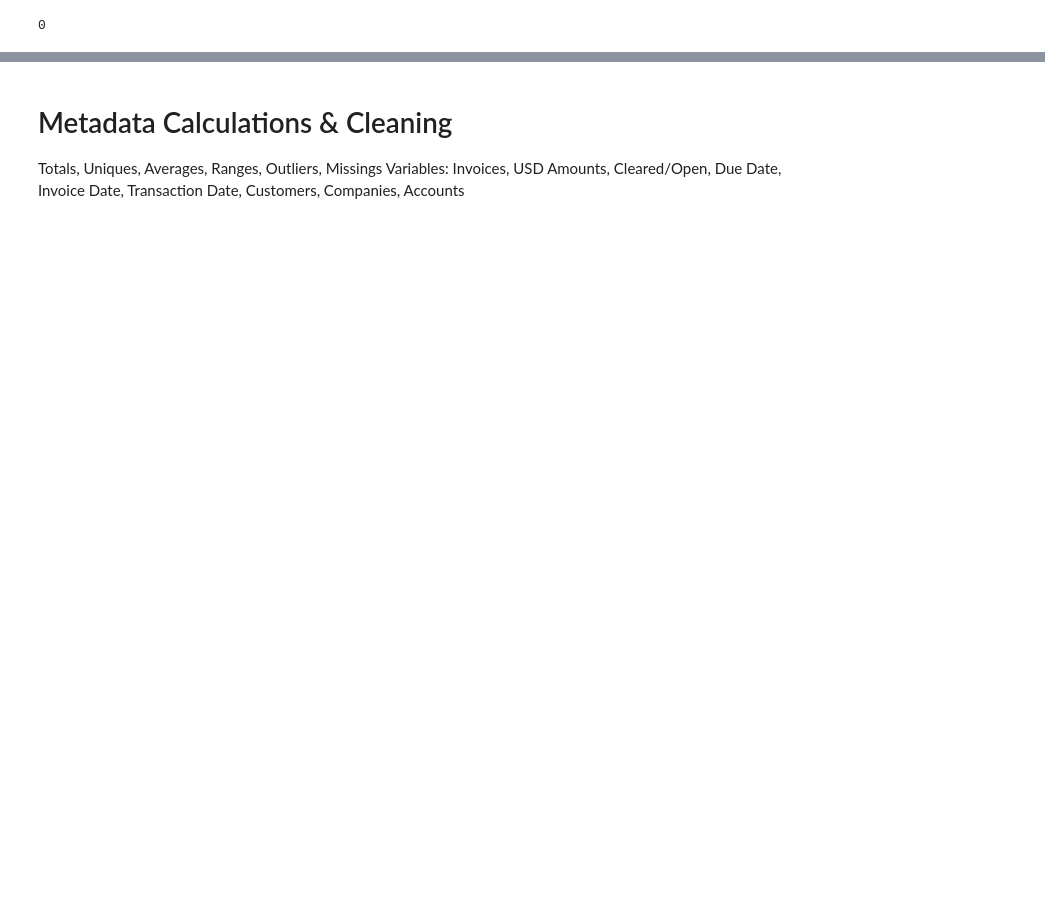
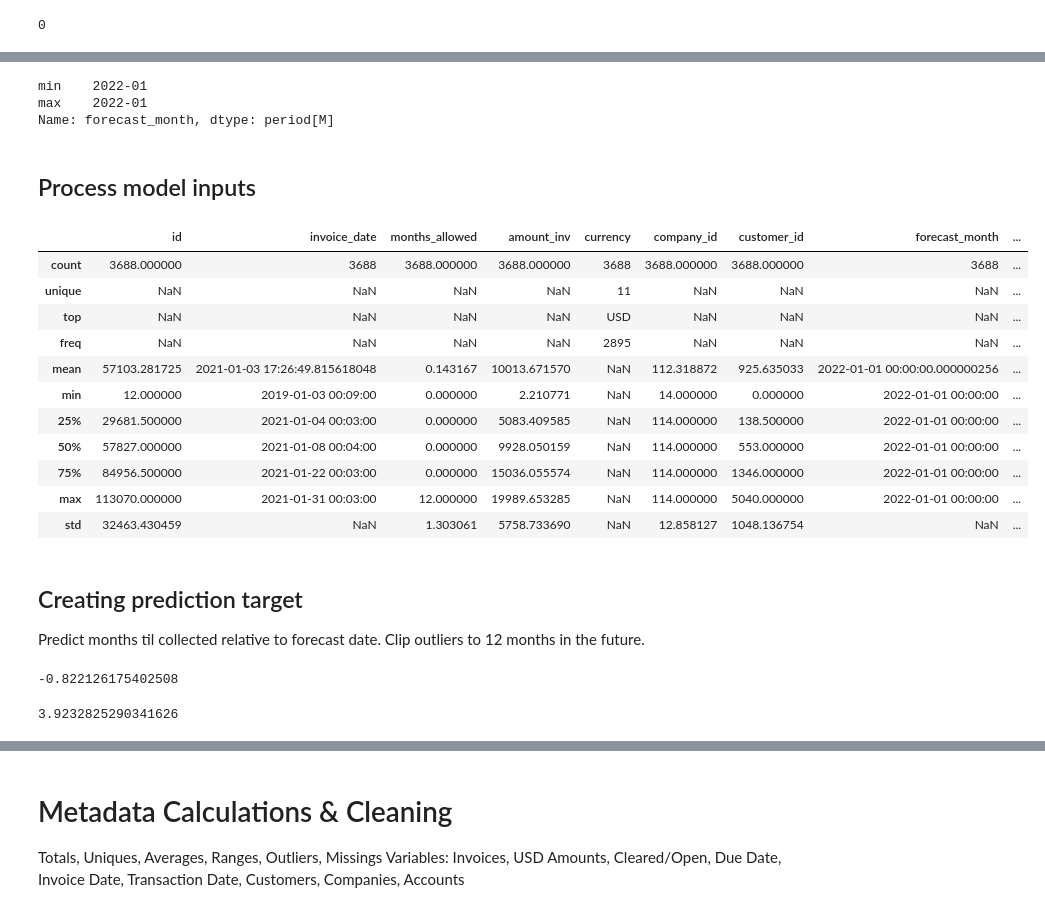
Before and after one commit to lauren7249/Data-Science-Take-Home-Project, a Jupyter notebook: data_analysis/files/exploratory.ipynb, the cells around one changed output, grey strips where cells are left out. Cells and saved outputs as stored; diff of their text form; code cells hidden in the pictures; blank space fills up the shorter version.

```diff
--- a/data_analysis/files/exploratory.ipynb
+++ b/data_analysis/files/exploratory.ipynb
@@ -405,11 +378,0 @@ invoice_time_late = invoice_time_open - invoice_time_allowed
-# %%
-invoices['days_allowed'] = invoice_time_allowed.map(lambda t: t.days if not pandas.isnull(t) else None)
-invoices['days_open'] = invoice_time_open.map(lambda t: t.days if not pandas.isnull(t) else None)
-invoices['days_late'] = invoice_time_late.map(lambda t: t.days if not pandas.isnull(t) else None)
-
-invoices['months_allowed'] = (invoices.due_date.dt.to_period('M') - invoices.invoice_date.dt.to_period('M'))
-invoices.months_allowed = invoices.months_allowed.map(lambda m: m.n if not pandas.isnull(m) else None)
-invoices['months_open'] = (invoices.cleared_date.dt.to_period('M') - invoices.invoice_date.dt.to_period('M'))
-invoices.months_open = invoices.months_open.map(lambda m: m.n if not pandas.isnull(m) else None)
-invoices['months_late'] = (invoices.cleared_date.dt.to_period('M') - invoices.due_date.dt.to_period('M'))
-invoices.months_late = invoices.months_late.map(lambda m: m.n if not pandas.isnull(m) else None)
@@ -427,0 +496,51 @@ Rolling days open: cleared_date - current period
+# %%
+open_invoices = invoices.query("status=='OPEN'").copy()
+open_invoices['forecast_month'] = open_invoices.cleared_date.dt.to_period('M')
+# %%
+open_invoices.forecast_month.agg(['min','max'])
+# %% [output]
+min    2022-01
+max    2022-01
+Name: forecast_month, dtype: period[M]
+# %% [markdown]
+## Process model inputs
+# %%
+def process_model_inputs(input_df):
+    raw_input_columns = ['id','invoice_date', 'months_allowed','amount_inv', 'currency','company_id','customer_id',
+                            'forecast_month']
+    output_col = 'collected_date'
+    if output_col in input_df.columns:
+        raw_input_columns += [output_col, 'cleared_date']
+    output_df = input_df[raw_input_columns]
+    #only forecast when the invoice is active.
+    output_df = output_df[input_df.forecast_month>=output_df.invoice_date.dt.to_period('M')]
+    output_df['months_billing'] = (output_df.forecast_month \
+                                  - output_df.invoice_date.dt.to_period('M')).map(lambda m: m.n)
+
+    output_df['months_late'] = output_df.months_billing - output_df.months_allowed
+    output_df['periods_billing'] = (output_df.months_billing/(output_df.months_allowed+1))
+    output_df['periods_late'] = (output_df.months_late/(output_df.months_allowed+1))
+    output_df.forecast_month = output_df.forecast_month.dt.to_timestamp()
+    return output_df
+
+open_invoices_to_score = process_model_inputs(open_invoices)
+invoices_periods_to_model = process_model_inputs(invoice_forecast_periods)
+# %%
+open_invoices_to_score.describe(include='all')
+# %% [output]
+|  | id | invoice_date | months_allowed | amount_inv | currency | company_id | customer_id | forecast_month | ... |
+| count | 3688.000000 | 3688 | 3688.000000 | 3688.000000 | 3688 | 3688.000000 | 3688.000000 | 3688 | ... |
+| unique | NaN | NaN | NaN | NaN | 11 | NaN | NaN | NaN | ... |
+| top | NaN | NaN | NaN | NaN | USD | NaN | NaN | NaN | ... |
+| freq | NaN | NaN | NaN | NaN | 2895 | NaN | NaN | NaN | ... |
+| mean | 57103.281725 | 2021-01-03 17:26:49.815618048 | 0.143167 | 10013.671570 | NaN | 112.318872 | 925.635033 | 2022-01-01 00:00:00.000000256 | ... |
+| min | 12.000000 | 2019-01-03 00:09:00 | 0.000000 | 2.210771 | NaN | 14.000000 | 0.000000 | 2022-01-01 00:00:00 | ... |
+| 25% | 29681.500000 | 2021-01-04 00:03:00 | 0.000000 | 5083.409585 | NaN | 114.000000 | 138.500000 | 2022-01-01 00:00:00 | ... |
+| 50% | 57827.000000 | 2021-01-08 00:04:00 | 0.000000 | 9928.050159 | NaN | 114.000000 | 553.000000 | 2022-01-01 00:00:00 | ... |
+| 75% | 84956.500000 | 2021-01-22 00:03:00 | 0.000000 | 15036.055574 | NaN | 114.000000 | 1346.000000 | 2022-01-01 00:00:00 | ... |
+| max | 113070.000000 | 2021-01-31 00:03:00 | 12.000000 | 19989.653285 | NaN | 114.000000 | 5040.000000 | 2022-01-01 00:00:00 | ... |
+| std | 32463.430459 | NaN | 1.303061 | 5758.733690 | NaN | 12.858127 | 1048.136754 | NaN | ... |
+# %% [markdown]
+## Creating prediction target
+
+Predict months til collected relative to forecast date. Clip outliers to 12 months in the future.
@@ -427,0 +552,8 @@ Rolling days open: cleared_date - current period
+# %%
+invoices_periods_to_model.months_til_collected.kurtosis()
+# %% [output]
+-0.822126175402508
+# %%
+(invoices_periods_to_model.months_til_collected/(invoices_periods_to_model.months_allowed+1)).kurtosis()
+# %% [output]
+3.9232825290341626
```
Also changed, not shown: parts of 86 cells of this notebook, 10 other files.
